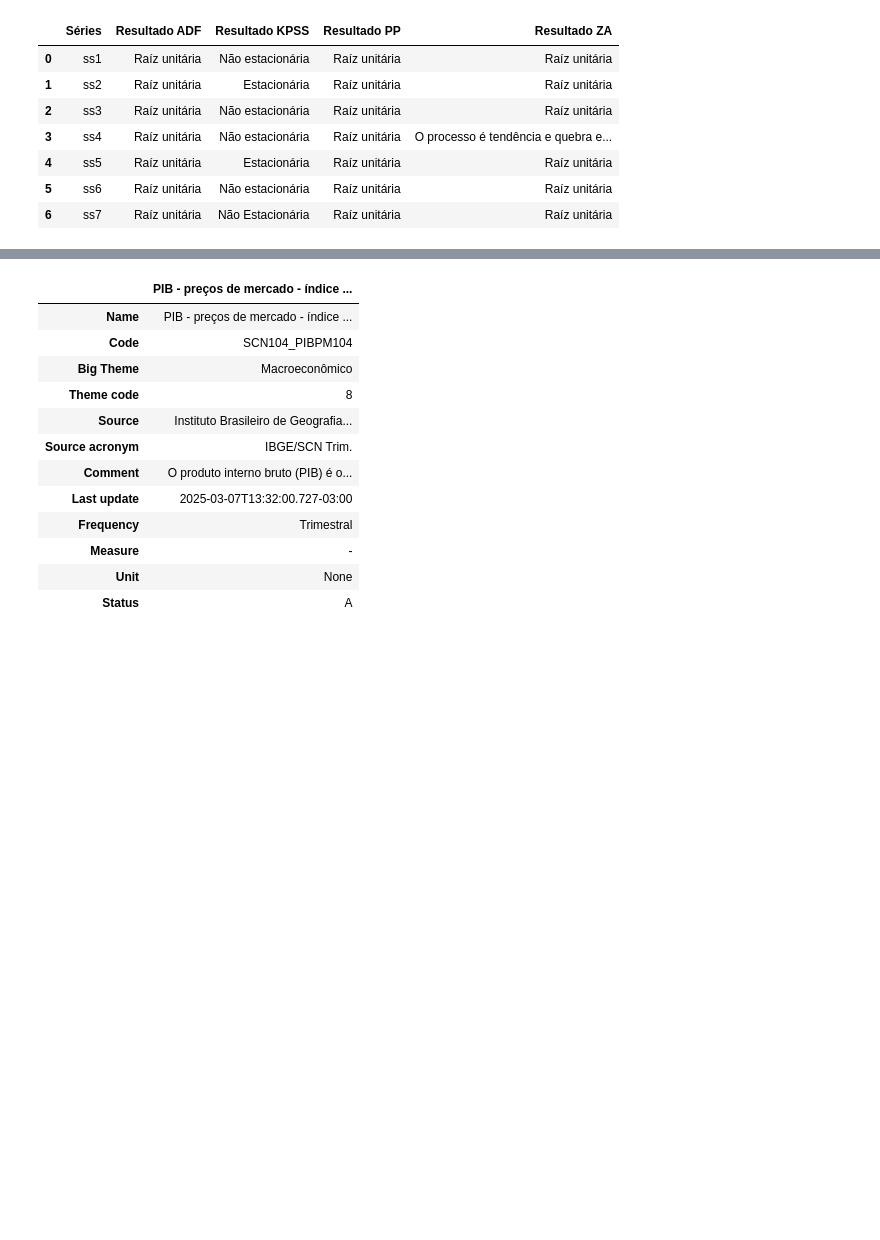
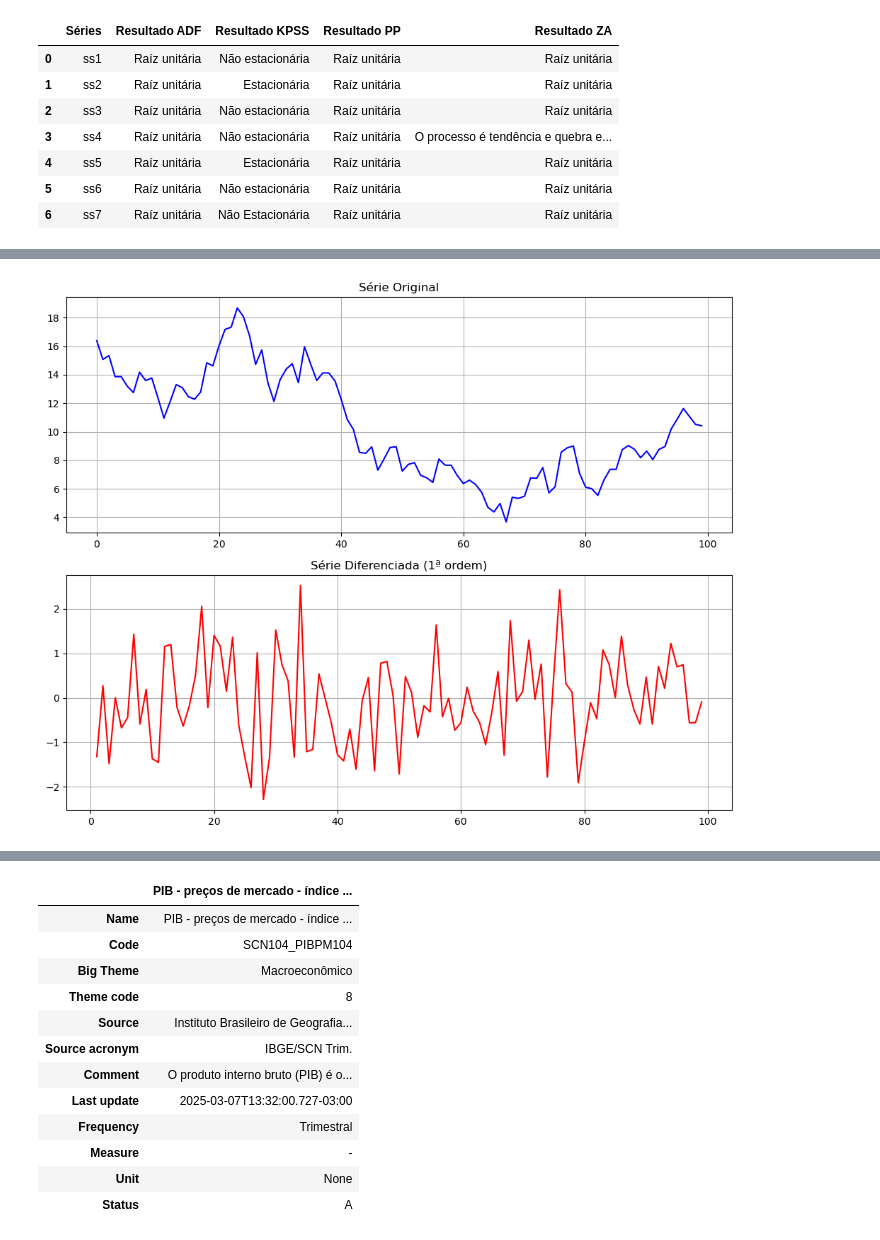
Before and after one commit to josekawan1/MacroAvancada, a Jupyter notebook: atividade2_macro_avancada.ipynb, the cells around one changed output, grey strips where cells are left out. Drawn from its saved outputs; the diff is of its cells as text; code cells hidden in the pictures; blank space fills up the shorter version.

```diff
--- a/atividade2_macro_avancada.ipynb
+++ b/atividade2_macro_avancada.ipynb
@@ -285,0 +296,9 @@ display(res_geral)
+# %%
+# Diferenciando (1ª ordem)
+diff_serie1 = series['ss1'].diff().dropna()             # dropna() remove o primeiro NaN
+diff_serie2 = series['ss2'].diff().dropna()
+diff_serie3 = series['ss3'].diff().dropna()
+diff_serie4 = series['ss4'].diff().dropna()
+diff_serie5 = series['ss5'].diff().dropna()
+diff_serie6 = series['ss6'].diff().dropna()
+diff_serie7 = series['ss7'].diff().dropna()
@@ -285,0 +328,17 @@ display(res_geral)
+# %%
+fig, (ax1, ax2) = plt.subplots(2, 1, figsize=(10, 8))
+
+# Série original
+ax1.plot(series['ss1'], label='Original', color='blue')
+ax1.set_title("Série Original")
+ax1.grid(True)
+
+# Série diferenciada
+ax2.plot(diff_serie1, label='Diferenciada', color='red')
+ax2.set_title("Série Diferenciada (1ª ordem)")
+ax2.grid(True)
+
+plt.tight_layout()
+plt.show()
+# %% [output]
+[figure, added]
```
Also changed, not shown: parts of 66 cells of this notebook.
